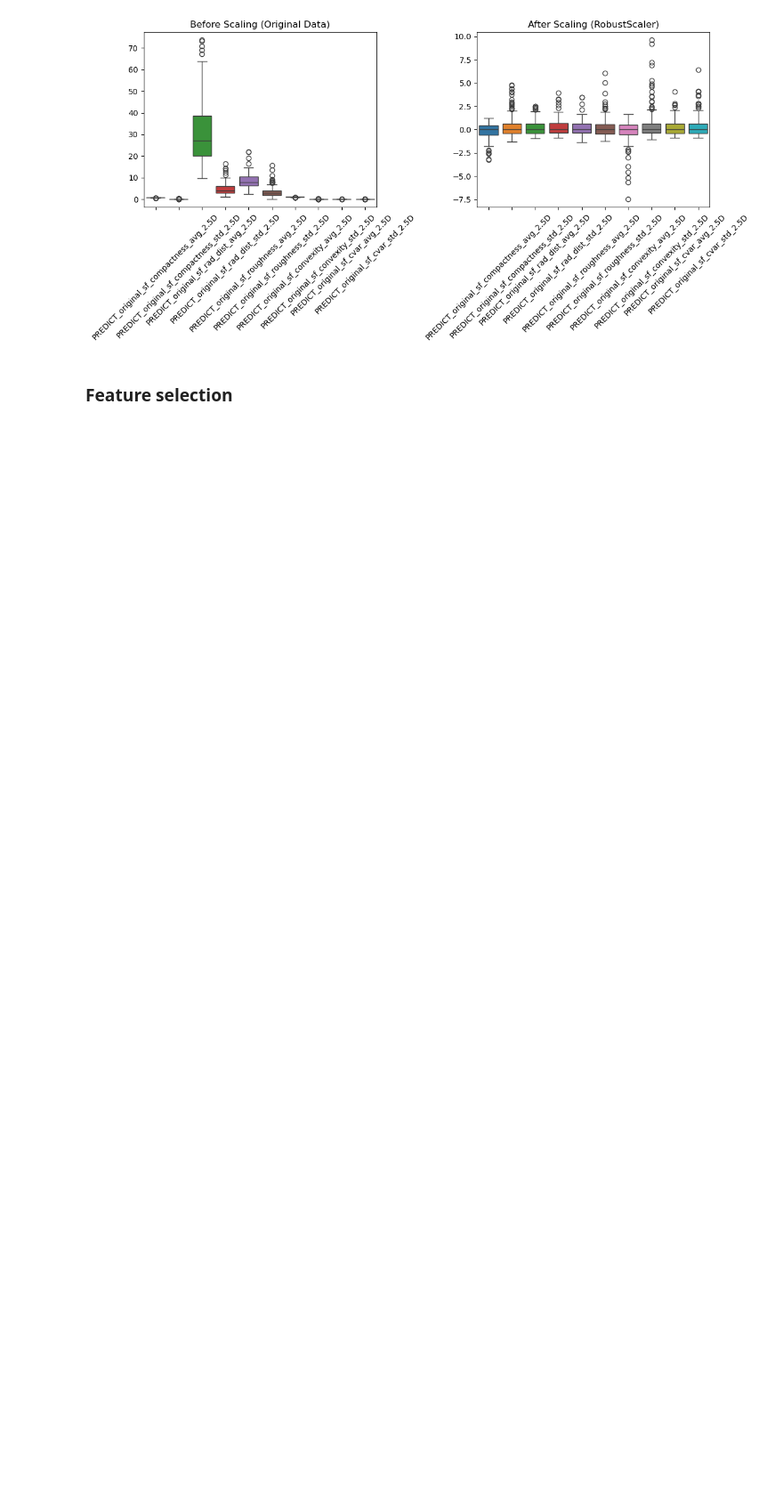
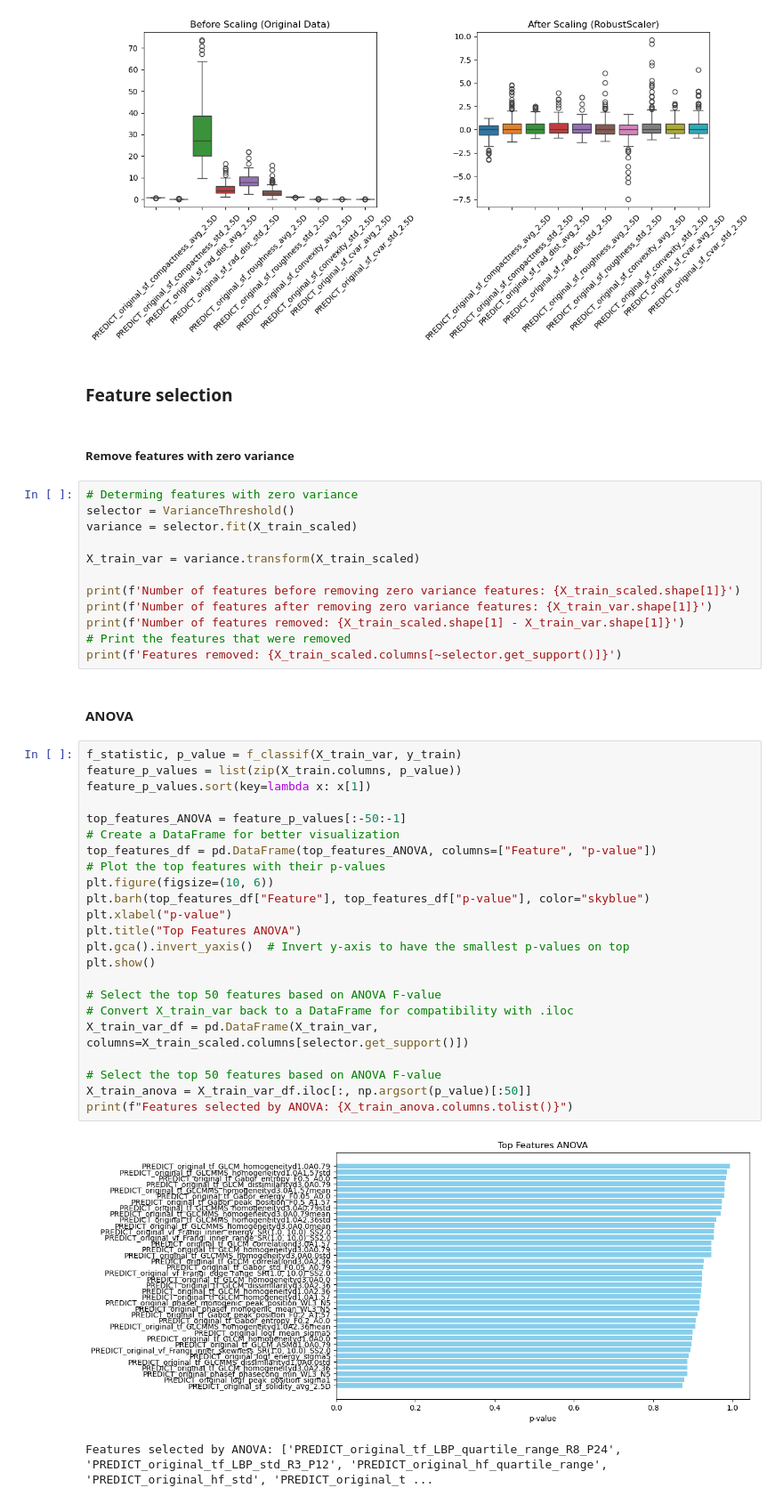
Before and after one commit to TaraVijgeboom/TM10007_Group10_Liver, a Jupyter notebook: assignment.ipynb, the cells around one changed output. Shown at 89% size. Drawn from its saved outputs; the diff is of its cells as text; blank space fills up the shorter version.

Commit message:
ANOVA and zero variance

```diff
--- a/assignment.ipynb
+++ b/assignment.ipynb
@@ -186,3 +191,45 @@ plt.show()
 [figure]
 # %% [markdown]
 ### Feature selection
+# %% [markdown]
+##### Remove features with zero variance
+# %%
+# Determing features with zero variance
+selector = VarianceThreshold()
+variance = selector.fit(X_train_scaled)
+
+X_train_var = variance.transform(X_train_scaled)
+
+print(f'Number of features before removing zero variance features: {X_train_scaled.shape[1]}')
+print(f'Number of features after removing zero variance features: {X_train_var.shape[1]}')
+print(f'Number of features removed: {X_train_scaled.shape[1] - X_train_var.shape[1]}')
+# Print the features that were removed
+print(f'Features removed: {X_train_scaled.columns[~selector.get_support()]}')
+# %% [markdown]
+#### ANOVA
+# %%
+f_statistic, p_value = f_classif(X_train_var, y_train)
+feature_p_values = list(zip(X_train.columns, p_value))
+feature_p_values.sort(key=lambda x: x[1])
+
+top_features_ANOVA = feature_p_values[:-50:-1]
+# Create a DataFrame for better visualization
+top_features_df = pd.DataFrame(top_features_ANOVA, columns=["Feature", "p-value"])
+# Plot the top features with their p-values
+plt.figure(figsize=(10, 6))
+plt.barh(top_features_df["Feature"], top_features_df["p-value"], color="skyblue")
+plt.xlabel("p-value")
+plt.title("Top Features ANOVA")
+plt.gca().invert_yaxis()  # Invert y-axis to have the smallest p-values on top
+plt.show()
+
+# Select the top 50 features based on ANOVA F-value
+# Convert X_train_var back to a DataFrame for compatibility with .iloc
+X_train_var_df = pd.DataFrame(X_train_var, columns=X_train_scaled.columns[selector.get_support()])
+
+# Select the top 50 features based on ANOVA F-value
+X_train_anova = X_train_var_df.iloc[:, np.argsort(p_value)[:50]]
+print(f"Features selected by ANOVA: {X_train_anova.columns.tolist()}")
+# %% [output]
+[figure, added]
+Features selected by ANOVA: ['PREDICT_original_tf_LBP_quartile_range_R8_P24', 'PREDICT_original_tf_LBP_std_R3_P12', 'PREDICT_original_hf_quartile_range', 'PREDICT_original_hf_std', 'PREDICT_original_t ...
```
Also changed, not shown: parts of 1 cell of this notebook.
